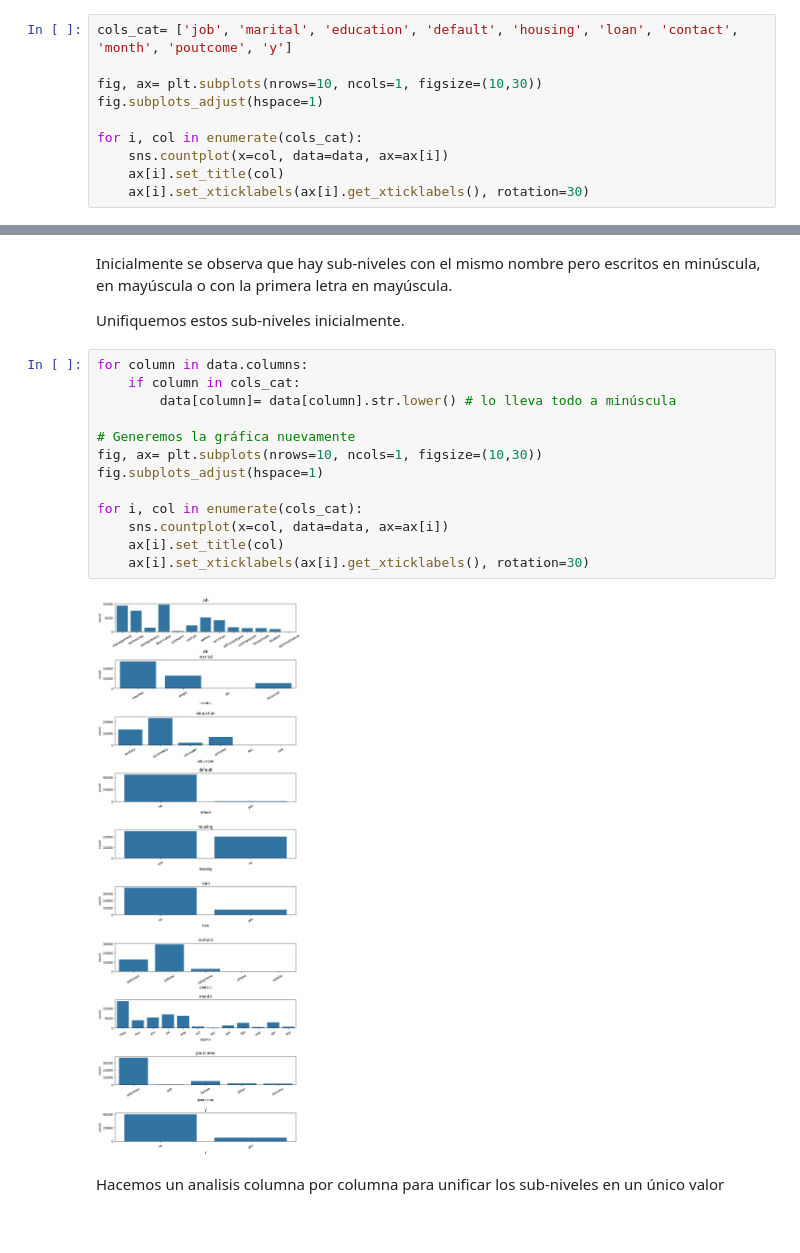
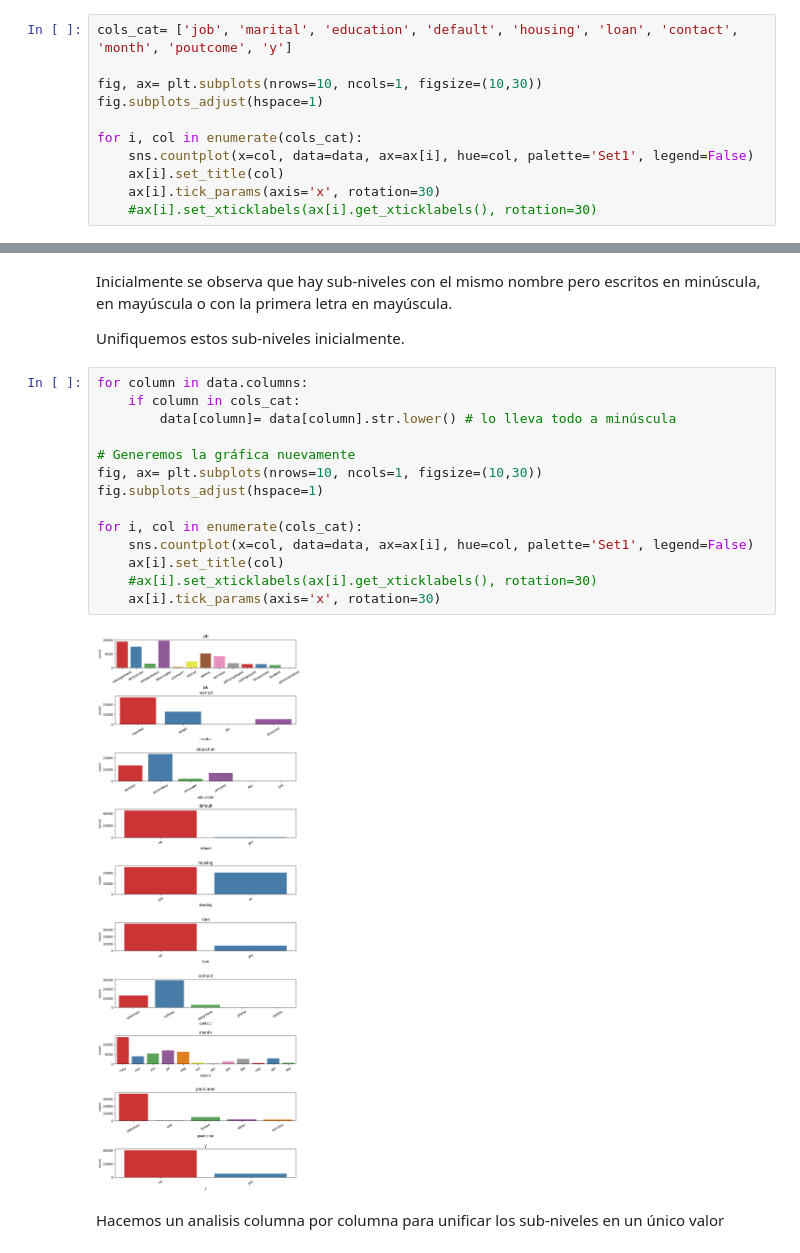
Before and after one commit to mizos0512/RPython, a Jupyter notebook: Mis_Proyectos/marketing_bank.ipynb, the cells around one changed output, grey strips where cells are left out. Saved outputs shown, nothing was run; the diff lists cells and outputs as text.

```diff
--- a/Mis_Proyectos/marketing_bank.ipynb
+++ b/Mis_Proyectos/marketing_bank.ipynb
@@ -243,7 +243,8 @@ fig, ax= plt.subplots(nrows=10, ncols=1, figsize=(10,30))
 fig.subplots_adjust(hspace=1)
 
 for i, col in enumerate(cols_cat):
-    sns.countplot(x=col, data=data, ax=ax[i])
+    sns.countplot(x=col, data=data, ax=ax[i], hue=col, palette='Set1', legend=False)
     ax[i].set_title(col)
-    ax[i].set_xticklabels(ax[i].get_xticklabels(), rotation=30)
+    ax[i].tick_params(axis='x', rotation=30)
+    #ax[i].set_xticklabels(ax[i].get_xticklabels(), rotation=30)
 # %% [output]
@@ -255,18 +256,19 @@ Unifiquemos estos sub-niveles inicialmente.
 # %%
 for column in data.columns:
     if column in cols_cat:
         data[column]= data[column].str.lower() # lo lleva todo a minúscula
 
 # Generemos la gráfica nuevamente
 fig, ax= plt.subplots(nrows=10, ncols=1, figsize=(10,30))
 fig.subplots_adjust(hspace=1)
 
 for i, col in enumerate(cols_cat):
-    sns.countplot(x=col, data=data, ax=ax[i])
+    sns.countplot(x=col, data=data, ax=ax[i], hue=col, palette='Set1', legend=False)
     ax[i].set_title(col)
-    ax[i].set_xticklabels(ax[i].get_xticklabels(), rotation=30)
+    #ax[i].set_xticklabels(ax[i].get_xticklabels(), rotation=30)
+    ax[i].tick_params(axis='x', rotation=30)
 # %% [output]
-[figure, old version]
+[figure, new version]
 # %% [markdown]
 Hacemos un analisis columna por columna para unificar los sub-niveles en un único valor
 # %%
```
Also changed, not shown: parts of 42 cells of this notebook, 1 other file.
